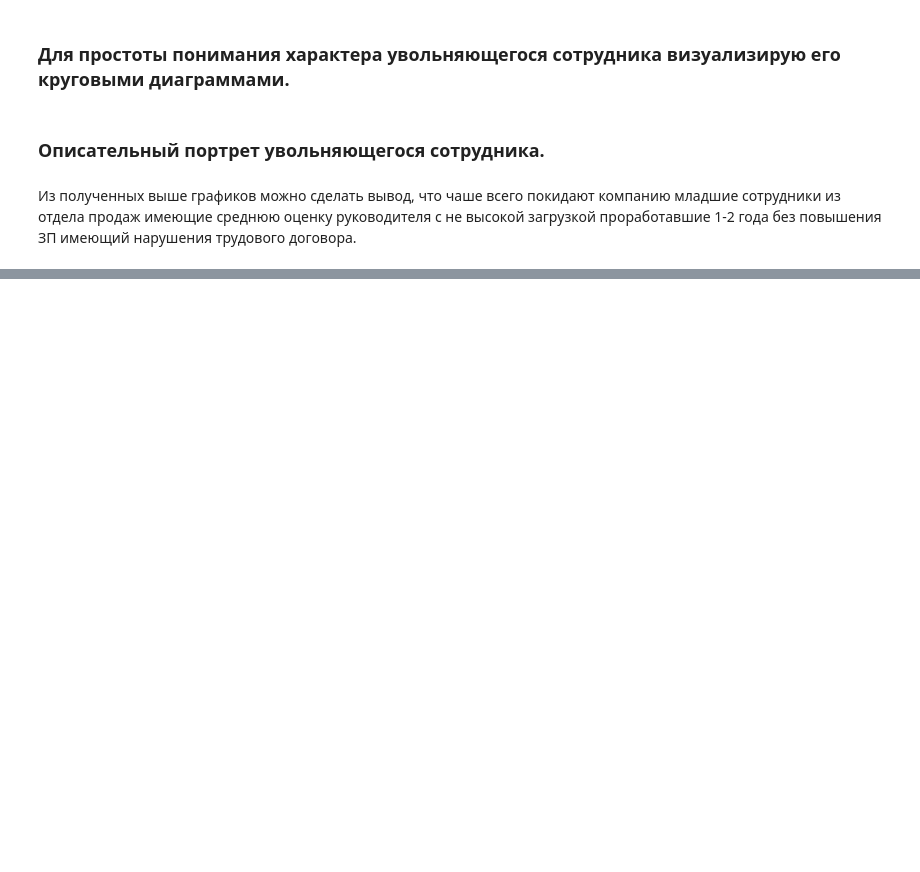
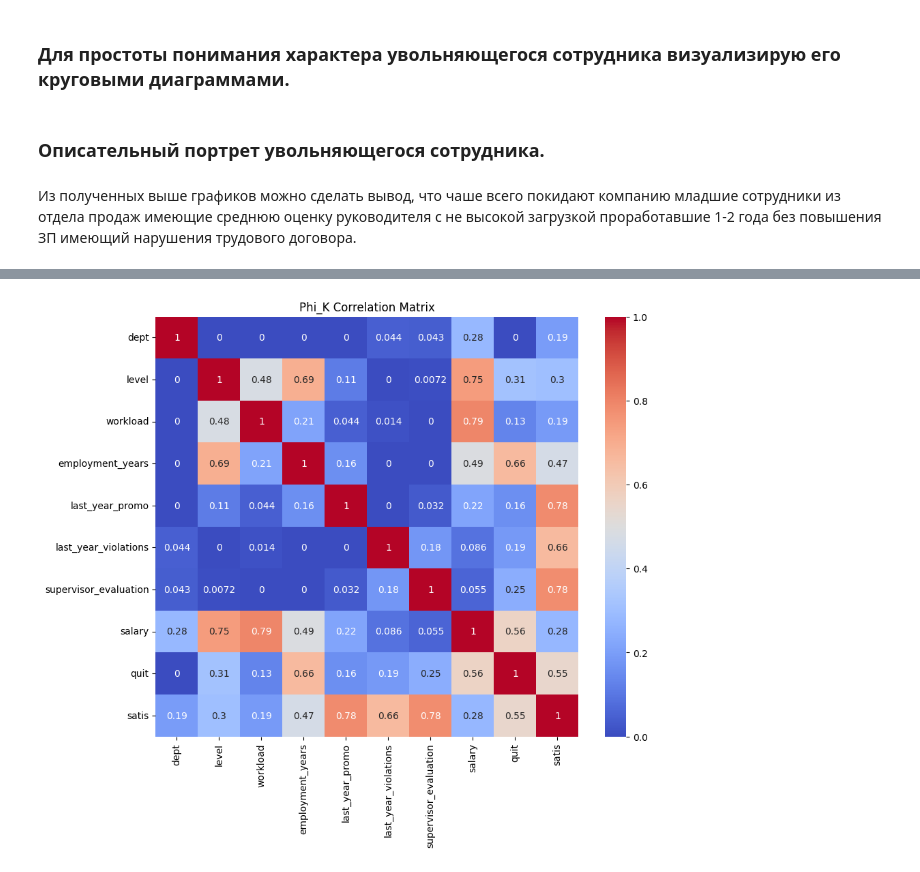
Before and after one commit to kapa6ac/project2, a Jupyter notebook: HR/hr_v1.ipynb, the cells around one changed output, grey strips where cells are left out. Saved outputs shown, nothing was run; the diff lists cells and outputs as text; code cells hidden in the pictures; blank space fills up the shorter version.

Commit message:
First try

```diff
--- a/HR/hr_v1.ipynb
+++ b/HR/hr_v1.ipynb
@@ -495,16 +492,8 @@ r_o_s = RandomOverSampler(random_state = RANDOM_STATE)
 # %%
-ohe_pipe = Pipeline(
-    [
-        (
-            'simpleImputer_ohe',
-            SimpleImputer(missing_values=np.nan, strategy='most_frequent')
-        ),
-        (
-            'ohe',
-            OneHotEncoder(drop='first', handle_unknown='ignore', sparse_output=False)
-        )
-    ]
-)
+ohe_pipe = Pipeline([
+        ('simpleImputer_ohe', SimpleImputer(missing_values=np.nan, strategy='most_frequent')),
+        ('ohe', OneHotEncoder(drop='first', handle_unknown='ignore', sparse_output=False))
+    ])
 # %% [markdown]
 Объявлю конвеер для OrdinalEncoder
 # %%
@@ -535,9 +514,10 @@ ord_pipe = Pipeline(
 # %%
 data_preprocessor = ColumnTransformer(
     [
+        ('num', MinMaxScaler(), NUM_COLUMNS),
+        ('bin', bin_pipe, BIN_COLUMNS),
         ('ohe', ohe_pipe, OHE_COLUMNS),
-        ('ord', ord_pipe, ORD_COLUMNS),
-        ('num', MinMaxScaler(), NUM_COLUMNS)
+        ('ord', ord_pipe, ORD_COLUMNS)
     ],
     remainder='passthrough'
 )
@@ -600,10 +578,8 @@ df_test_features = df_test_features.drop(['id'], axis = 1)
 # %%
-X_train = df_train_job_satisfaction_rate.drop(['job_satisfaction_rate', 'id'], axis = 1)
-y_train = df_train_job_satisfaction_rate['job_satisfaction_rate'] * 100
-y_train = y_train.astype({'job_satisfaction_rate': int})
-x_test = df_test.drop(['job_satisfaction_rate', 'id'], axis = 1)
-y_test = df_test['job_satisfaction_rate']* 100
-y_test = y_test.astype({'job_satisfaction_rate': int})
+X_train = df_train_job_satisfaction_rate.drop(['job_satisfaction_rate'], axis = 1)
+y_train = df_train_job_satisfaction_rate['job_satisfaction_rate']
+X_test = df_test_features.drop(['job_satisfaction_rate'], axis = 1)
+y_test = df_test_features['job_satisfaction_rate']
 # %%
 randomized_search.fit(X_train, y_train)
 # %% [output]
@@ -723,0 +686,4 @@ AttributeError: module 'seaborn' has no attribute 'pie'
+# %%
+df_train_quit['satis'] = randomized_search.predict(df_train_quit)
+df_test_features['satis'] = randomized_search.predict(df_test_features)
+display(df_train_quit, df_test_features)
@@ -723,0 +944,8 @@ AttributeError: module 'seaborn' has no attribute 'pie'
+# %%
+corr_matrix = df_train_quit.phik_matrix(interval_cols = ['employment_years', 'supervisor_evaluation', 'salary', 'satis'])
+plt.figure(figsize=(10, 8))
+sns.heatmap(corr_matrix, annot=True, cmap='coolwarm')
+plt.title('Phi_K Correlation Matrix')
+plt.show()
+# %% [output]
+[figure, added]
```
Also changed, not shown: parts of 53 cells of this notebook, 3 other files.
